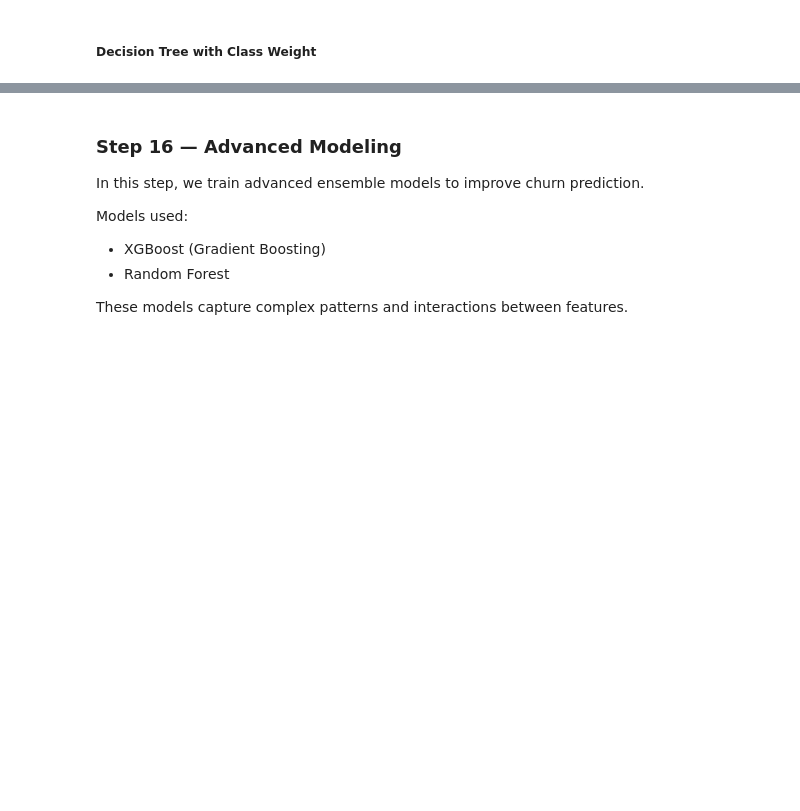
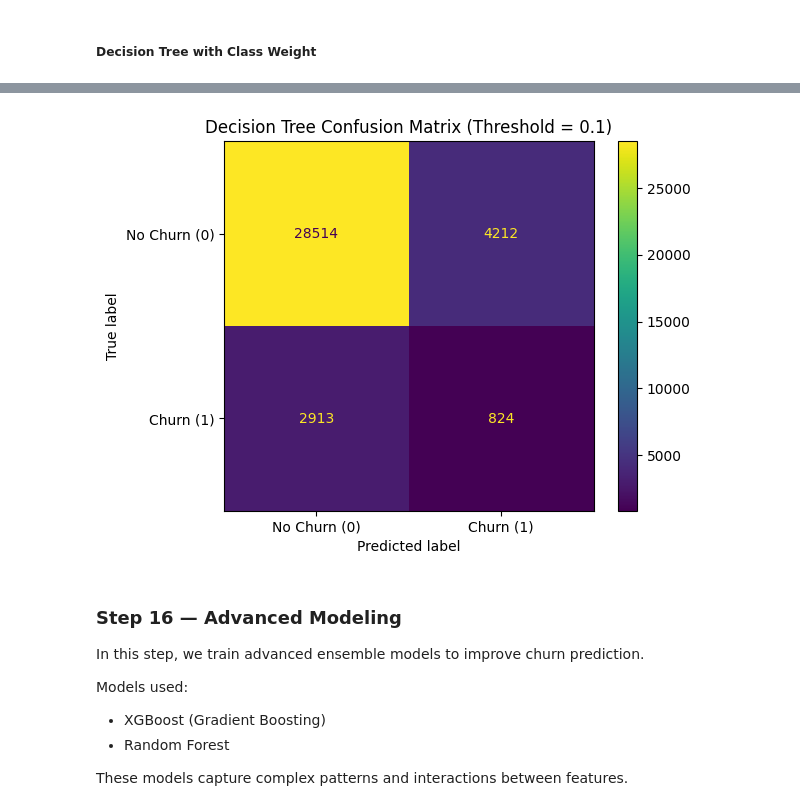
Before and after one commit to nehasuresh2204-lang/ds_mini-project, a Jupyter notebook: 03_modelling.ipynb, the cells around one changed output, grey strips where cells are left out. Drawn from its saved outputs; the diff is of its cells as text; code cells hidden in the pictures; blank space fills up the shorter version.

```diff
--- a/03_modelling.ipynb
+++ b/03_modelling.ipynb
@@ -520,4 +383,13 @@ weighted avg       0.93      0.93      0.92     36463
 # %%
+from sklearn.tree import DecisionTreeClassifier
+from sklearn.metrics import classification_report, accuracy_score, f1_score
+
+best_f1 = 0
+best_config = None
+best_model = None
+best_threshold = None
+
+# Loop over depths
 for depth in [3, 5, 7, 10]:
 
     dt_model = DecisionTreeClassifier(
@@ -529,8 +401,29 @@ for depth in [3, 5, 7, 10]:
     dt_model.fit(X_train, y_train)
 
     y_prob_dt = dt_model.predict_proba(X_test)[:, 1]
-    y_pred_dt = (y_prob_dt > 0.2).astype(int)
 
-    print(f"\nDepth: {depth}")
-    print(classification_report(y_test, y_pred_dt))
+    # Loop over thresholds
+    for t in [0.5, 0.4, 0.3, 0.2, 0.1]:
+
+        y_pred_dt = (y_prob_dt > t).astype(int)
+
+        f1 = f1_score(y_test, y_pred_dt)
+
+        # Save best model
+        if f1 > best_f1:
+            best_f1 = f1
+            best_config = depth
+            best_threshold = t
+            best_model = dt_model
+            best_y_pred = y_pred_dt
+
+
+print("=== Decision Tree Model ===")
+print(f"Best Depth: {best_config}")
+print(f"Best Threshold: {best_threshold}")
+print(f"Best F1 Score: {best_f1:.4f}")
+
+print("\nAccuracy:", accuracy_score(y_test, best_y_pred))
+print("\nClassification Report:")
+print(classification_report(y_test, best_y_pred))
 # %% [output]
@@ -554,3 +535,14 @@ weighted avg       0.88      0.90      0.88     36463
+# %%
+ConfusionMatrixDisplay.from_predictions(
+    y_test,
+    y_pred_dt,
+    display_labels=["No Churn (0)", "Churn (1)"]
+)
+
+plt.title(f"Decision Tree Confusion Matrix (Threshold = {threshold})")
+plt.show()
+# %% [output]
+[figure, added]
 # %% [markdown]
 ### Step 16 — Advanced Modeling
 
```
Also changed, not shown: parts of 55 cells of this notebook, 1 other file.
